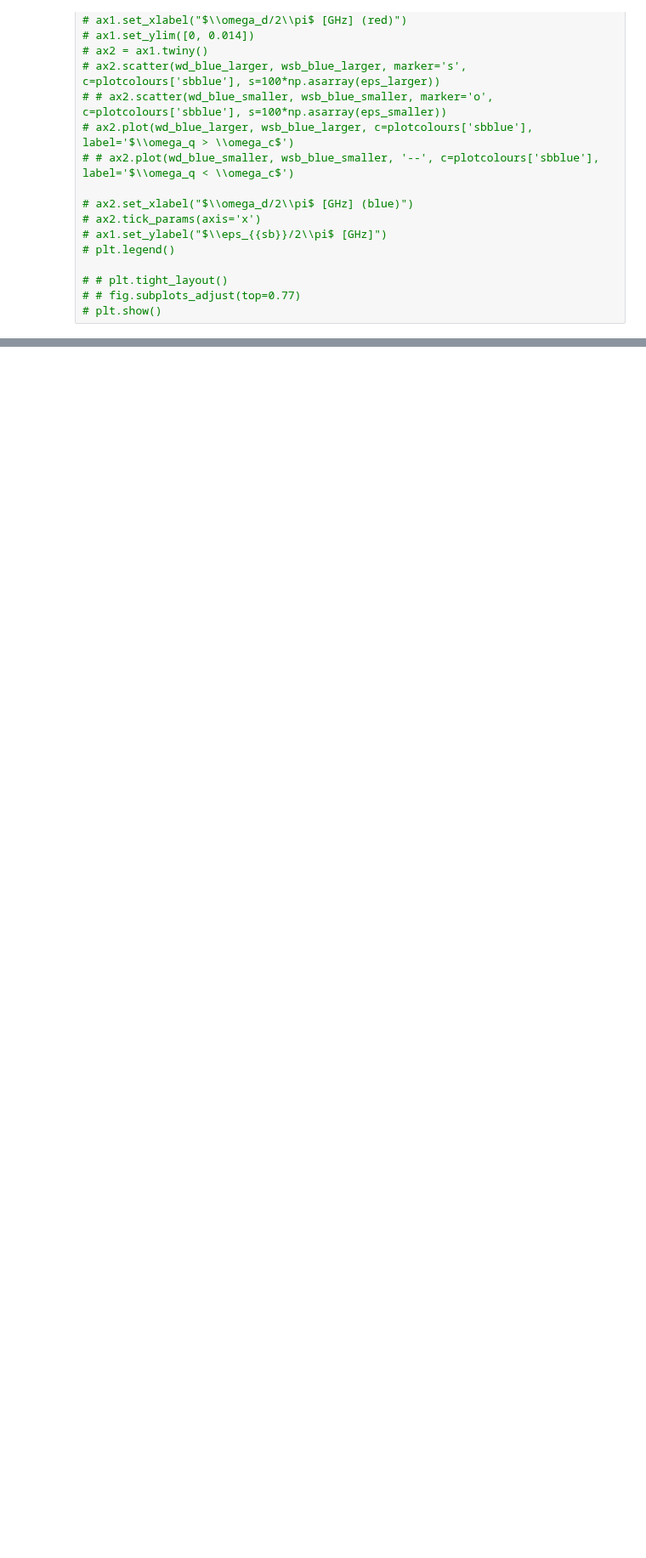
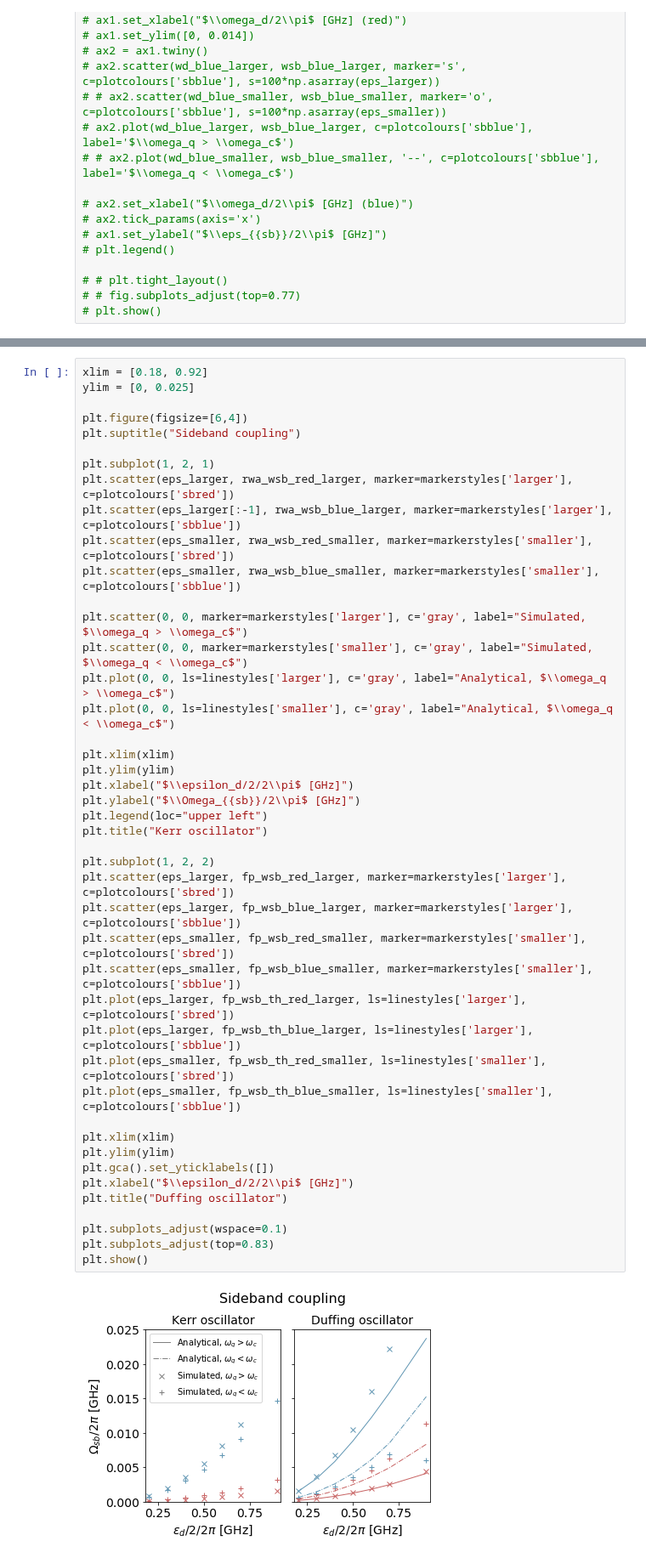
Before and after one commit to wouterkesselsap/thesis, a Jupyter notebook: overview_transmon_single.ipynb, the cells around one changed output, grey strips where cells are left out. Shown at 85% size. Drawn from its saved outputs; the diff is of its cells as text; blank space fills up the shorter version.

```diff
--- a/overview_transmon_single.ipynb
+++ b/overview_transmon_single.ipynb
@@ -437,3 +440,49 @@ plt.show()
+# %%
+xlim = [0.18, 0.92]
+ylim = [0, 0.025]
+
+plt.figure(figsize=[6,4])
+plt.suptitle("Sideband coupling")
+
+plt.subplot(1, 2, 1)
+plt.scatter(eps_larger, rwa_wsb_red_larger, marker=markerstyles['larger'], c=plotcolours['sbred'])
+plt.scatter(eps_larger[:-1], rwa_wsb_blue_larger, marker=markerstyles['larger'], c=plotcolours['sbblue'])
+plt.scatter(eps_smaller, rwa_wsb_red_smaller, marker=markerstyles['smaller'], c=plotcolours['sbred'])
+plt.scatter(eps_smaller, rwa_wsb_blue_smaller, marker=markerstyles['smaller'], c=plotcolours['sbblue'])
+
+plt.scatter(0, 0, marker=markerstyles['larger'], c='gray', label="Simulated, $\\omega_q > \\omega_c$")
+plt.scatter(0, 0, marker=markerstyles['smaller'], c='gray', label="Simulated, $\\omega_q < \\omega_c$")
+plt.plot(0, 0, ls=linestyles['larger'], c='gray', label="Analytical, $\\omega_q > \\omega_c$")
+plt.plot(0, 0, ls=linestyles['smaller'], c='gray', label="Analytical, $\\omega_q < \\omega_c$")
+
+plt.xlim(xlim)
+plt.ylim(ylim)
+plt.xlabel("$\\epsilon_d/2/2\\pi$ [GHz]")
+plt.ylabel("$\\Omega_{{sb}}/2\\pi$ [GHz]")
+plt.legend(loc="upper left")
+plt.title("Kerr oscillator")
+
+plt.subplot(1, 2, 2)
+plt.scatter(eps_larger, fp_wsb_red_larger, marker=markerstyles['larger'], c=plotcolours['sbred'])
+plt.scatter(eps_larger, fp_wsb_blue_larger, marker=markerstyles['larger'], c=plotcolours['sbblue'])
+plt.scatter(eps_smaller, fp_wsb_red_smaller, marker=markerstyles['smaller'], c=plotcolours['sbred'])
+plt.scatter(eps_smaller, fp_wsb_blue_smaller, marker=markerstyles['smaller'], c=plotcolours['sbblue'])
+plt.plot(eps_larger, fp_wsb_th_red_larger, ls=linestyles['larger'], c=plotcolours['sbred'])
+plt.plot(eps_larger, fp_wsb_th_blue_larger, ls=linestyles['larger'], c=plotcolours['sbblue'])
+plt.plot(eps_smaller, fp_wsb_th_red_smaller, ls=linestyles['smaller'], c=plotcolours['sbred'])
+plt.plot(eps_smaller, fp_wsb_th_blue_smaller, ls=linestyles['smaller'], c=plotcolours['sbblue'])
+
+plt.xlim(xlim)
+plt.ylim(ylim)
+plt.gca().set_yticklabels([])
+plt.xlabel("$\\epsilon_d/2/2\\pi$ [GHz]")
+plt.title("Duffing oscillator")
+
+plt.subplots_adjust(wspace=0.1)
+plt.subplots_adjust(top=0.83)
+plt.show()
+# %% [output]
+[figure, added]
 # %%
 fig, axes = plt.subplots(1, 2, figsize=(12, 4))
 fig.suptitle("Prediction of shift between involved energy levels")
```
Also changed, not shown: parts of 2 cells of this notebook.
